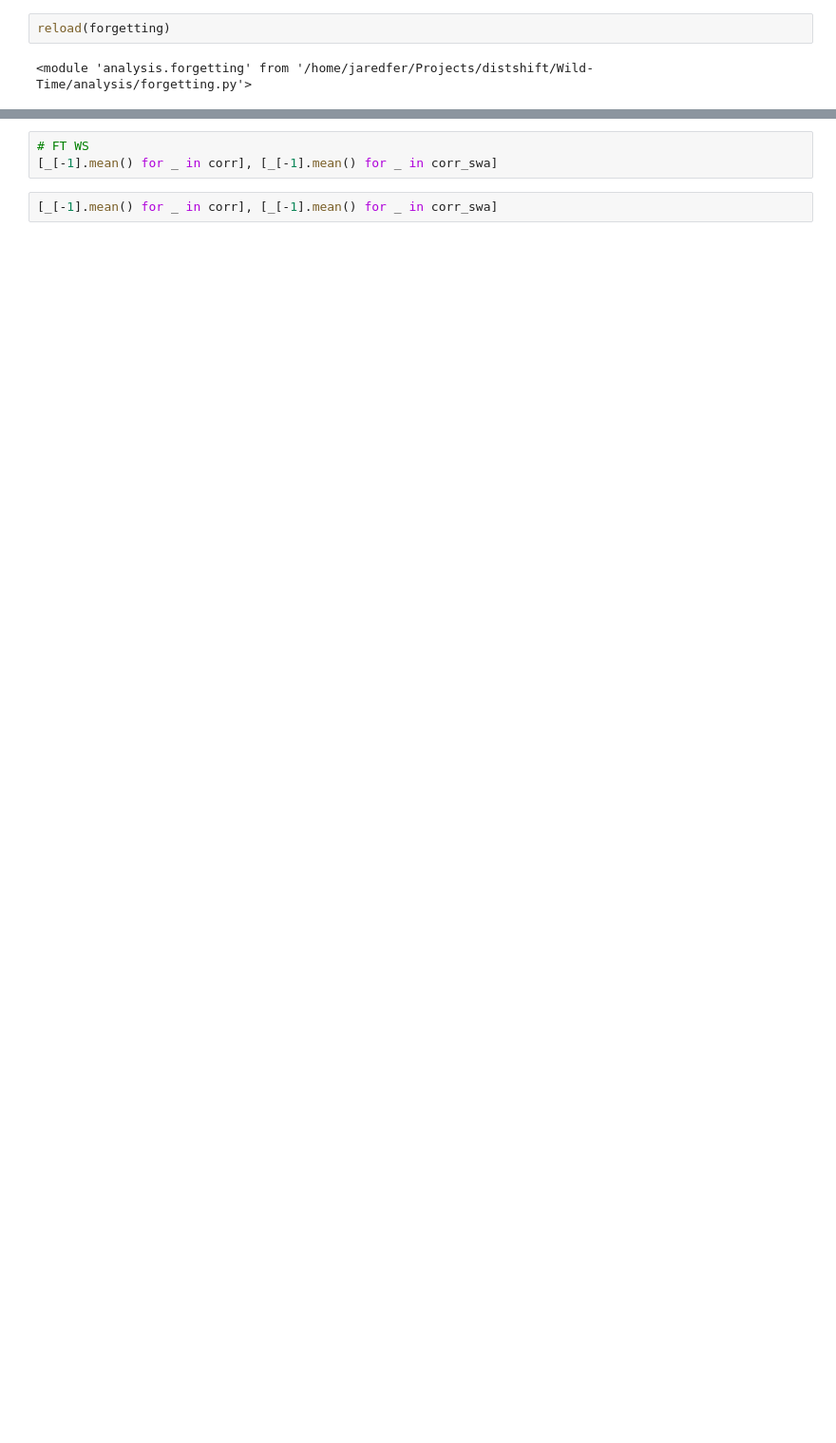
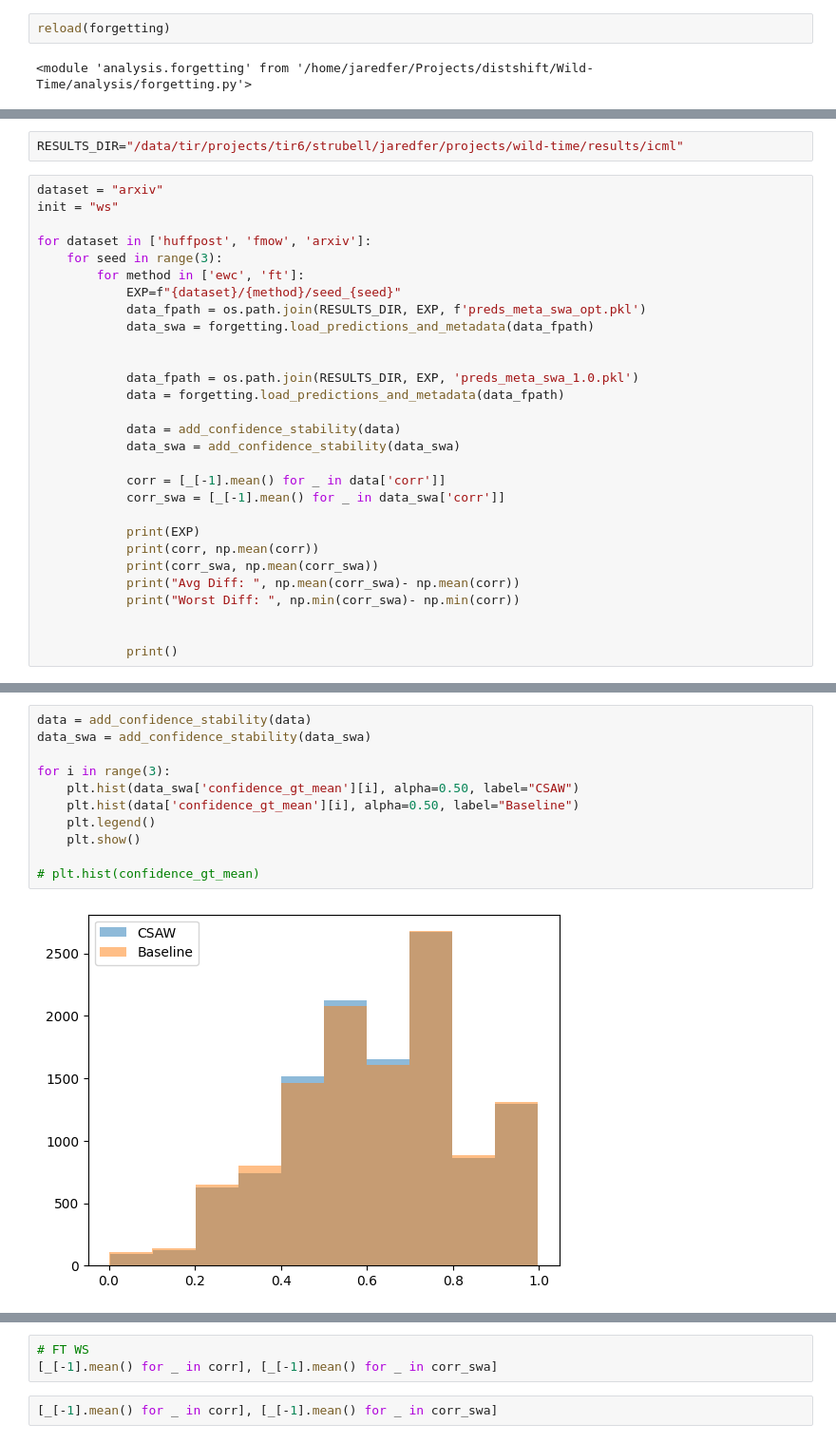
Before and after one commit to JaredFern/Wild-Time, a Jupyter notebook: experimental.ipynb, the cells around one changed output, grey strips where cells are left out. Shown at 95% size. Cells and saved outputs as stored; diff of their text form; blank space fills up the shorter version.

```diff
--- a/experimental.ipynb
+++ b/experimental.ipynb
@@ -186,0 +163,31 @@ data = forgetting.load_predictions_and_metadata(data_fpath)
+# %%
+RESULTS_DIR="/data/tir/projects/tir6/strubell/jaredfer/projects/wild-time/results/icml"
+# %%
+dataset = "arxiv"
+init = "ws"
+
+for dataset in ['huffpost', 'fmow', 'arxiv']:
+    for seed in range(3):
+        for method in ['ewc', 'ft']:
+            EXP=f"{dataset}/{method}/seed_{seed}"
+            data_fpath = os.path.join(RESULTS_DIR, EXP, f'preds_meta_swa_opt.pkl')
+            data_swa = forgetting.load_predictions_and_metadata(data_fpath)
+
+
+            data_fpath = os.path.join(RESULTS_DIR, EXP, 'preds_meta_swa_1.0.pkl')
+            data = forgetting.load_predictions_and_metadata(data_fpath)
+
+            data = add_confidence_stability(data)
+            data_swa = add_confidence_stability(data_swa)
+
+            corr = [_[-1].mean() for _ in data['corr']]
+            corr_swa = [_[-1].mean() for _ in data_swa['corr']]
+
+            print(EXP)
+            print(corr, np.mean(corr))
+            print(corr_swa, np.mean(corr_swa))
+            print("Avg Diff: ", np.mean(corr_swa)- np.mean(corr))
+            print("Worst Diff: ", np.min(corr_swa)- np.min(corr))
+
+
+            print()
@@ -186,0 +248,13 @@ data = forgetting.load_predictions_and_metadata(data_fpath)
+# %%
+data = add_confidence_stability(data)
+data_swa = add_confidence_stability(data_swa)
+
+for i in range(3):
+    plt.hist(data_swa['confidence_gt_mean'][i], alpha=0.50, label="CSAW")
+    plt.hist(data['confidence_gt_mean'][i], alpha=0.50, label="Baseline")
+    plt.legend()
+    plt.show()
+
+# plt.hist(confidence_gt_mean)
+# %% [output]
+[figure, added]
```
Also changed, not shown: parts of 24 cells of this notebook, 5 other files.
